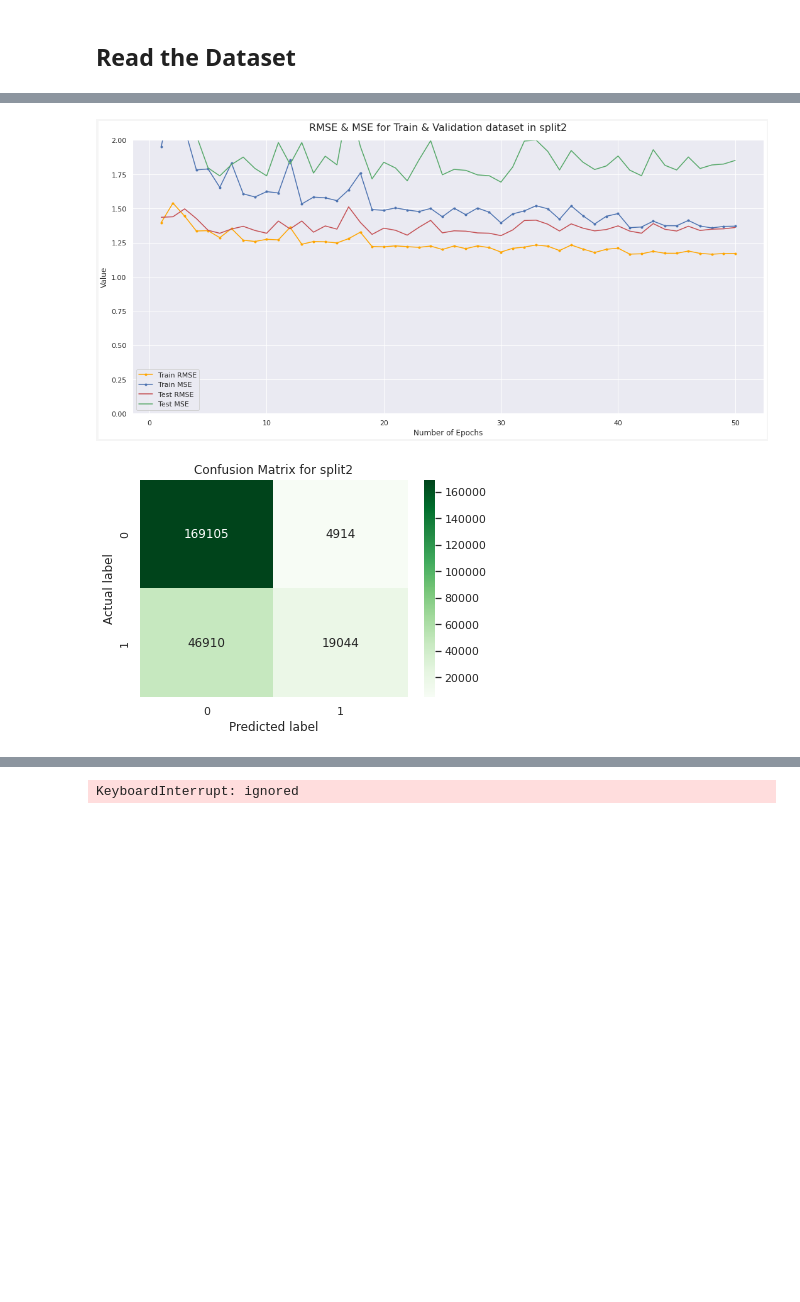
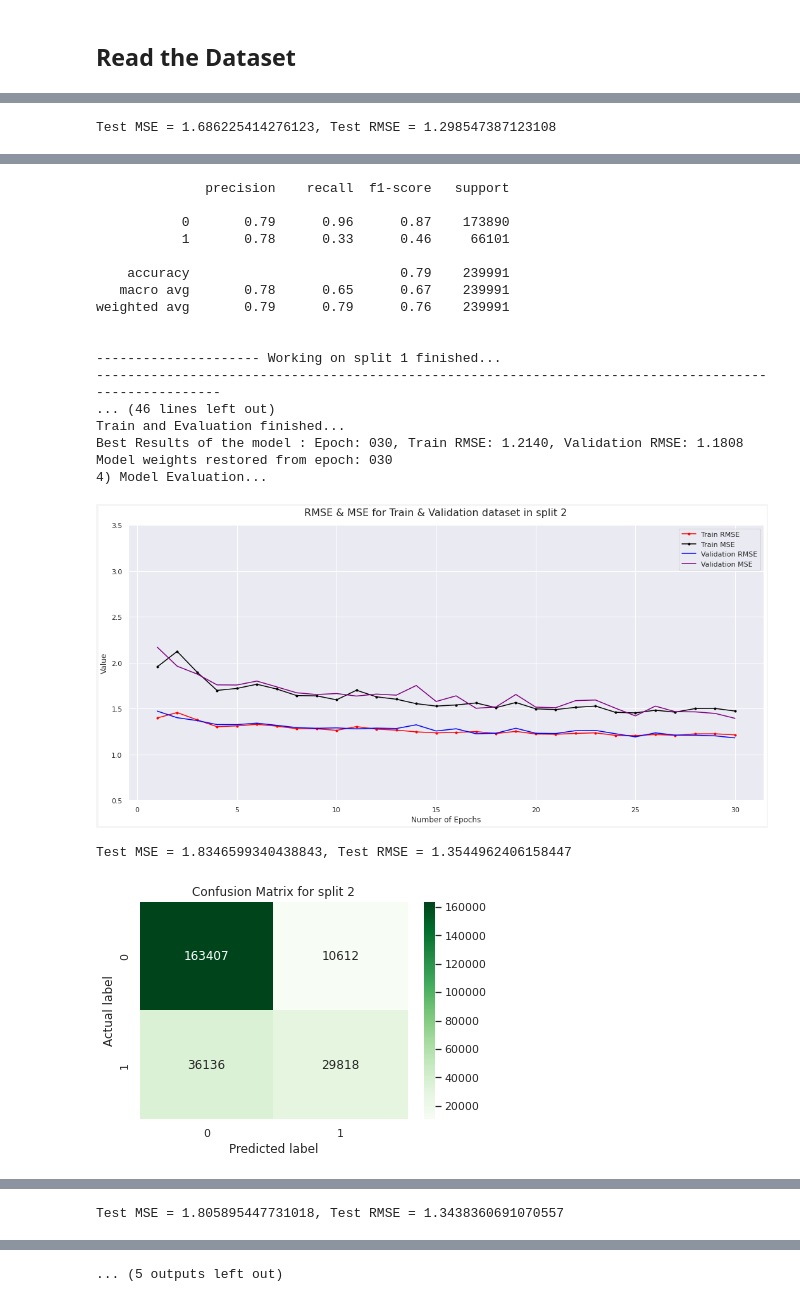
Before and after one commit to mojtabaSefidi/Small-GNN-Based-Projects, a Jupyter notebook: MLG_Final_Project_100k.ipynb, the cells around one changed output, grey strips where cells are left out. Cells and saved outputs as stored; diff of their text form; code cells hidden in the pictures; blank space fills up the shorter version.

Commit message:
Models result is coming. the results is somehow good

```diff
--- a/MLG_Final_Project_100k.ipynb
+++ b/MLG_Final_Project_100k.ipynb
@@ -771,4 +539,4 @@ class Build_graphs():
     test_loader = self.generate_data_loader(test_dataset)
 
     print('------------ Finished ------------')
-    return train_loader, validation_loader, test_loader
+    return train_dataset, train_loader, validation_loader, test_loader
@@ -962,30 +643,6 @@ class Learning_Evaluation(torch.nn.Module):
             self.optimizer.step()
             self.optimizer.zero_grad()
 
-    # def evaluate(self, data_loader):
-    #     self.model.eval()
-
-    #     predicted = []
-    #     labels = []
-    #     total_loss = total_sample = 0
-
-    #     for data in data_loader:
-    #       with torch.no_grad():
-    #         data.to(device)
-    #         out = model(data)
-    #         label = data["user", "rates", "movie"].edge_label
-    #         total_loss += self.criterion(out, label) * len(out)
-    #         # total_loss += F.binary_cross_entropy_with_logits(out, label)
-    #         total_sample += len(out)
-    #         predicted.append(out)
-    #         labels.append(label)
-
-    #     predicted = torch.cat(predicted, dim=0).cpu().numpy()
-    #     labels = torch.cat(labels, dim=0).cpu().numpy()
-    #     # auc = roc_auc_score(labels, predicted)
-
-    #     return total_loss/ total_sample
-
     def train_model(self, train_data_loader, validation_data_loader, n_epochs=15, best_model_saving_path='best_model.pth'):
 
       list_train_mse, list_train_rmse, list_validation_rmse, list_validation_mse = [], [], [], []
@@ -1006,7 +663,7 @@ class Learning_Evaluation(torch.nn.Module):
             self.best_results[0] = epoch
             self.best_results[1], self.best_results[2] = train_mse_loss, train_rmse_loss
             self.best_results[-2], self.best_results[-1] = validation_mse_loss, validation_rmse_loss
-            torch.save(model, best_model_saving_path)
+            torch.save(self.model, best_model_saving_path)
 
 
           # print(f'Epoch: {epoch:03d}, Train ROC-AUC: {train_auc:.4f}, Train Loss: {train_loss:.4f}, Validation ROC-AUC: {validation_auc:.4f}, Validation Loss: {validation_loss:.4f}')
@@ -1045,9 +702,9 @@ list_datasets = [('u1.base', 'u1.test'),('u2.base', 'u2.test'),
                  ('u5.base', 'u5.test')
                  ]
 
-DR_Approach='PCA'
+DR_Approach=''
 learning_rate=0.05
-n_epochs = 50
+n_epochs = 30
 hidden_channels=64
 split_factor = 0.75
 
@@ -1057,7 +714,7 @@ report_df = pd.DataFrame(columns=['precision_0','recall_0','f1-score_0','support
                            'precision_weighted','recall_weighted','f1-score_weighted','support_weighted', 'Duration', 'title'
                            ])
 
-result_saving_path = '/content/gdrive/MyDrive/MLG_Final_Project/MovieLens100k/Results & Best models/GraphSage_PCA.csv'
+result_saving_path = '/content/gdrive/MyDrive/MLG_Final_Project/MovieLens100k/Results_Best_models/GraphSage_All_Feature.csv'
 
 train_mse_all, train_rmse_all, validation_rmse_all, validation_mse_all, test_mse_all, test_rmse_all  = [], [], [], [], [], []
 predictions, labels = [], []
@@ -1071,24 +728,25 @@ for i, data_pahts in enumerate(list_datasets):
                                   users_df_path = '/content/gdrive/MyDrive/MLG_Final_Project/MovieLens100k/Data/users_df.csv',
                                   ratings_df_path = '/content/gdrive/MyDrive/MLG_Final_Project/MovieLens100k/Data/rating_df.csv',
                                   train_df_path = '/content/gdrive/MyDrive/MLG_Final_Project/MovieLens100k/Data/'+ data_pahts[0] ,
-                                  test_df_path = '/content/gdrive/MyDrive/MLG_Final_Project/MovieLens100k/Data/'+ data_pahts[0] ,
-                                  list_unknown_movies= list_unknown_movies)
+                                  test_df_path = '/content/gdrive/MyDrive/MLG_Final_Project/MovieLens100k/Data/'+ data_pahts[0]
+                                  )
 
     print('1) Pre-processing...')
     train_df, validation_df, test_df, user_features, movie_features = preprocessor.main(DR_Approach=DR_Approach, split_factor=split_factor)
     graph_generator = Build_graphs(train_df,
                                    validation_df,
                                    test_df)
+
     print('2) Convert to graph...')
-    train_loader, validation_loader, test_loader = graph_generator.main(preprocessor.movies_df, preprocessor.users_df,
-                                                                        user_features, movie_features)
+    train_dataset, train_loader, validation_loader, test_loader = graph_generator.main(preprocessor.movies_df, preprocessor.users_df,
+                                                                                       user_features, movie_features)
     print('3) Model Training...')
     model = Model(data=train_dataset , hidden_channels=hidden_channels,
                   user_features_dim=user_features.shape[-1],
                   movie_features_dim=movie_features.shape[-1])
 
     experiment = Learning_Evaluation(model, learning_rate=learning_rate)
-    model_path = '/content/gdrive/MyDrive/MLG_Final_Project/MovieLens100k/Results & Best models/best_model_' + str(i+1) + '.pth'
+    model_path = '/content/gdrive/MyDrive/MLG_Final_Project/MovieLens100k/Results_Best_models/best_model_all' + str(i+1) + '.pth'
     list_train_mse, list_train_rmse, list_validation_rmse, list_validation_mse = experiment.train_model(train_loader, validation_loader,
                                                                                                         n_epochs=n_epochs,
                                                                                                         best_model_saving_path=model_path)
@@ -1151 +809,2 @@ Model weights restored from epoch: 026
+Test MSE = 1.686225414276123, Test RMSE = 1.298547387123108
 [figure]
@@ -1169,2 +811,20 @@ Model weights restored from epoch: 030
+              precision    recall  f1-score   support
+
+           0       0.79      0.96      0.87    173890
+           1       0.78      0.33      0.46     66101
+
+    accuracy                           0.79    239991
+   macro avg       0.78      0.65      0.67    239991
+weighted avg       0.79      0.79      0.76    239991
+
+
+--------------------- Working on split 1 finished...
+------------------------------------------------------------------------------------------------------
+... (46 lines left out)
+Train and Evaluation finished...
+Best Results of the model : Epoch: 030, Train RMSE: 1.2140, Validation RMSE: 1.1808
+Model weights restored from epoch: 030
+4) Model Evaluation...
-[figure, old version]
+[figure, new version]
+Test MSE = 1.8346599340438843, Test RMSE = 1.3544962406158447
-[figure, old version]
+[figure, new version]
@@ -1188,0 +849 @@ Model weights restored from epoch: 030
+Test MSE = 1.805895447731018, Test RMSE = 1.3438360691070557
@@ -1207,4 +851,4 @@ Epoch: 001, Train MSE: 1.9268, Train RMSE: 1.3881, Validation MSE: 1.9746, Valid
-KeyboardInterrupt: ignored
+... (5 outputs left out)
 # %%
 plot_history_overall(np.array(train_rmse_all).mean(axis=1),np.array(train_mse_all).mean(axis=1),
                      np.array(validation_rmse_all).mean(axis=1), np.array(validation_mse_all).mean(axis=1),
```
Also changed, not shown: parts of 29 cells of this notebook.
